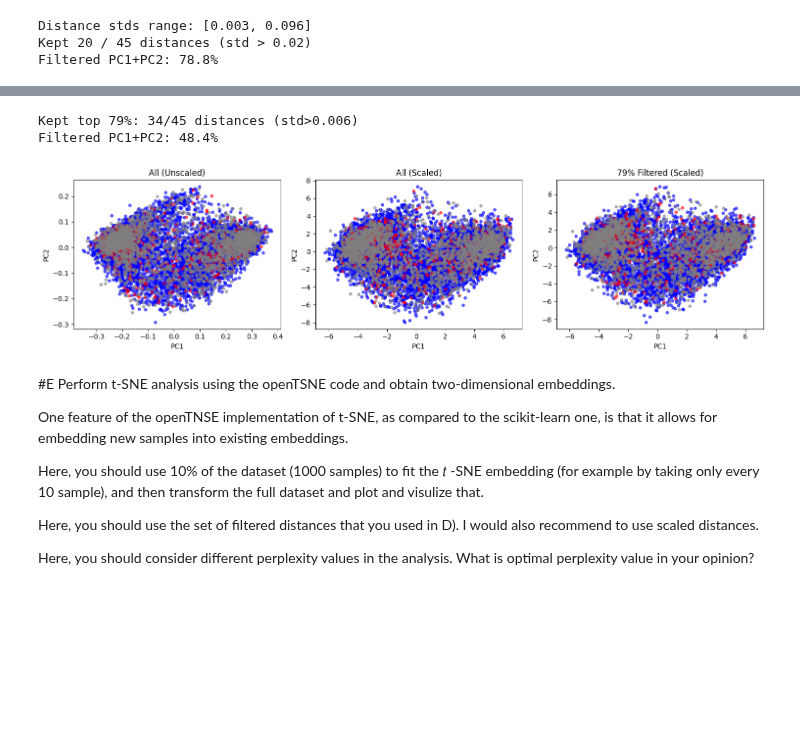
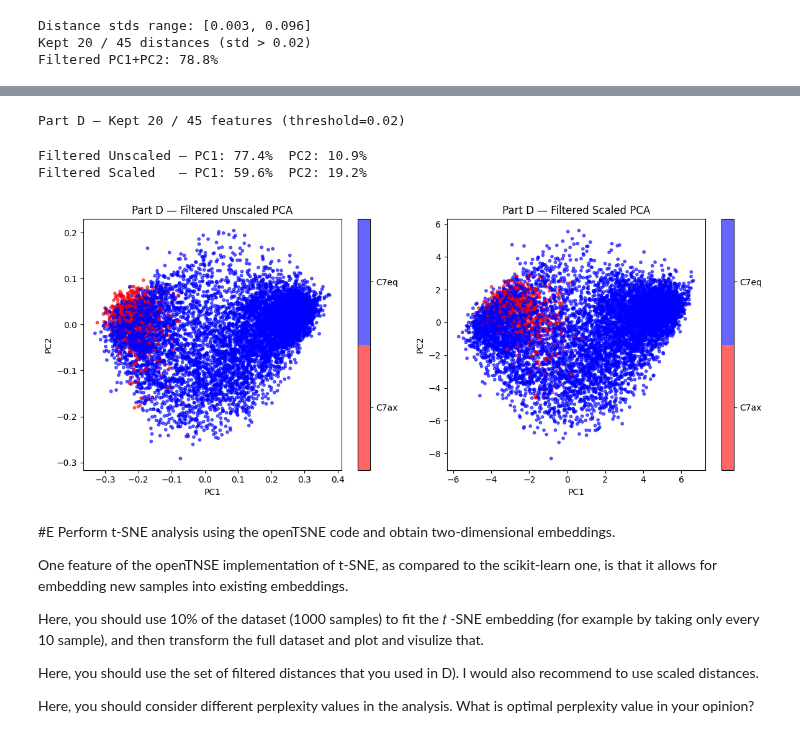
Before and after one commit to priyalimbu246/assignments, a Jupyter notebook: Copy_of_Assignment_5.ipynb, the cells around one changed output, grey strips where cells are left out. Drawn from its saved outputs; the diff is of its cells as text; code cells hidden in the pictures; blank space fills up the shorter version.

```diff
--- a/Copy_of_Assignment_5.ipynb
+++ b/Copy_of_Assignment_5.ipynb
@@ -469,0 +448,4 @@ Scaled PC1+PC2: 36.8%
+# %%
+# Unscaled
+pca_u = PCA()
+X_pca_unscaled = pca_u.fit_transform(X_dist)
@@ -598,39 +570,38 @@ plt.show()
-# %%
-# Keep top 79% most variable distances
-stds = X.std(axis=0)
-n_keep = int(0.79 * len(stds))
-threshold = np.partition(stds, n_keep)[-n_keep]
-good_features = stds > threshold
-X_filtered = X[:, good_features]
-print(f"Kept top 79%: {X_filtered.shape[1]}/{X.shape[1]} distances (std>{threshold:.3f})")
-
-# Scaled PCA on filtered data
-from sklearn.preprocessing import StandardScaler
-scaler_f = StandardScaler()
-X_f_scaled = scaler_f.fit_transform(X_filtered)
-pca_filtered = PCA()
-X_pca_f = pca_filtered.fit_transform(X_f_scaled)
-print(f"Filtered PC1+PC2: {pca_filtered.explained_variance_ratio_[:2].sum()*100:.1f}%")
-# %% [output]
-Kept top 79%: 34/45 distances (std>0.006)
-Filtered PC1+PC2: 48.4%
+# %%
+stds = X_dist.std(axis=0)
+threshold = 0.02
+keep = stds >= threshold
+X_filtered = X_dist[:, keep]
+print(f"\nPart D — Kept {keep.sum()} / {X_dist.shape[1]} features (threshold={threshold})")
+# %% [output]
+Part D — Kept 20 / 45 features (threshold=0.02)
+# %%
+pca_fu = PCA()
+X_pca_filt_unscaled = pca_fu.fit_transform(X_filtered)
+# %%
+X_filt_scaled = StandardScaler().fit_transform(X_filtered)
+pca_fs = PCA()
+X_pca_filt_scaled = pca_fs.fit_transform(X_filt_scaled)
+
+print(f"Filtered Unscaled — PC1: {pca_fu.explained_variance_ratio_[0]*100:.1f}%  PC2: {pca_fu.explained_variance_ratio_[1]*100:.1f}%")
+print(f"Filtered Scaled   — PC1: {pca_fs.explained_variance_ratio_[0]*100:.1f}%  PC2: {pca_fs.explained_variance_ratio_[1]*100:.1f}%")
+# %% [output]
+Filtered Unscaled — PC1: 77.4%  PC2: 10.9%
+Filtered Scaled   — PC1: 59.6%  PC2: 19.2%
 # %%
-fig, axes = plt.subplots(1, 3, figsize=(15, 4))
-X_pcas = [X_pca_u, X_pca_s, X_pca_f]
-titles = ['All (Unscaled)', 'All (Scaled)', '79% Filtered (Scaled)']
-
-colors = {0:'blue', 1:'red', 2:'gray'}
-for i, (ax, X_pca, title) in enumerate(zip(axes, X_pcas, titles)):
-    for state_id, color in colors.items():
-        mask = states == state_id
-        ax.scatter(X_pca[mask,0], X_pca[mask,1], c=color, alpha=0.6, s=15)
-    ax.set_title(title)
+fig, (ax1, ax2) = plt.subplots(1, 2, figsize=(12, 5))
+for ax, X_pca, title in zip(
+        [ax1, ax2],
+        [X_pca_filt_unscaled, X_pca_filt_scaled],
+        ['Filtered Unscaled PCA', 'Filtered Scaled PCA']):
+    sc = ax.scatter(X_pca[mask, 0], X_pca[mask, 1], c=basin[mask], cmap=cmap, alpha=0.6, s=10)
+    cbar = plt.colorbar(sc, ax=ax, ticks=[0.25, 0.75])
+    cbar.ax.set_yticklabels(['C7ax', 'C7eq'])
     ax.set_xlabel('PC1'); ax.set_ylabel('PC2')
-
-plt.tight_layout()
-plt.show()
+    ax.set_title(f'Part D — {title}')
+plt.tight_layout(); plt.show()
 # %% [output]
-[figure, old version]
+[figure, new version]
 # %% [markdown]
 #E
 Perform t-SNE analysis using the openTSNE code and obtain two-dimensional embeddings.
```
Also changed, not shown: parts of 28 cells of this notebook.
